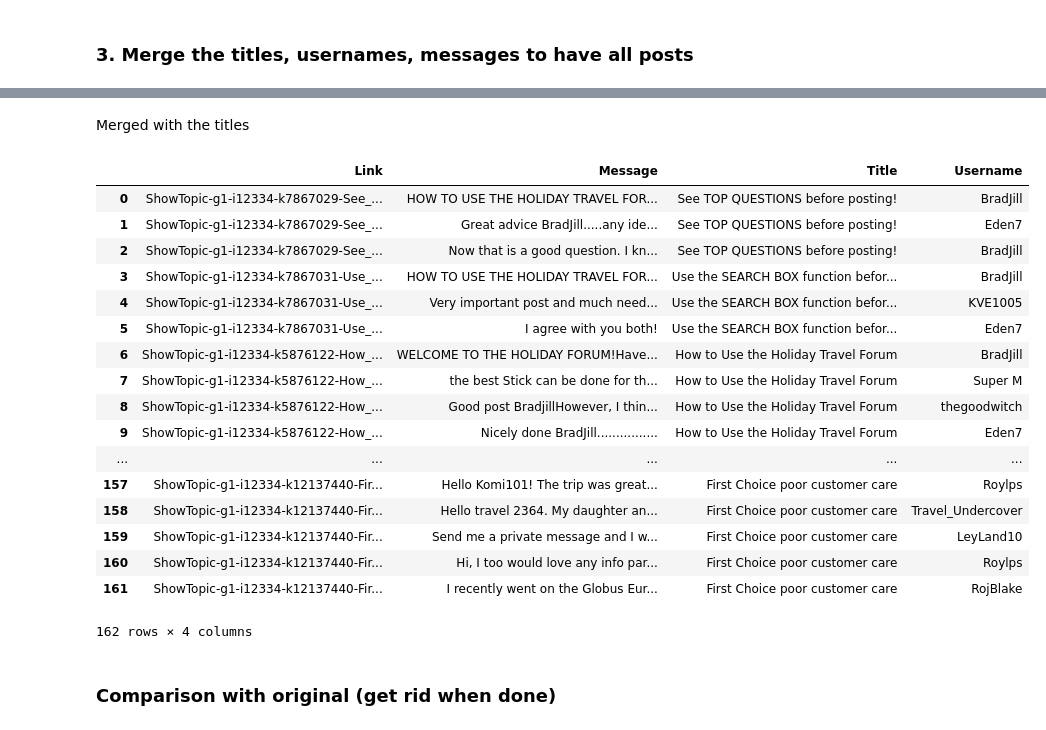
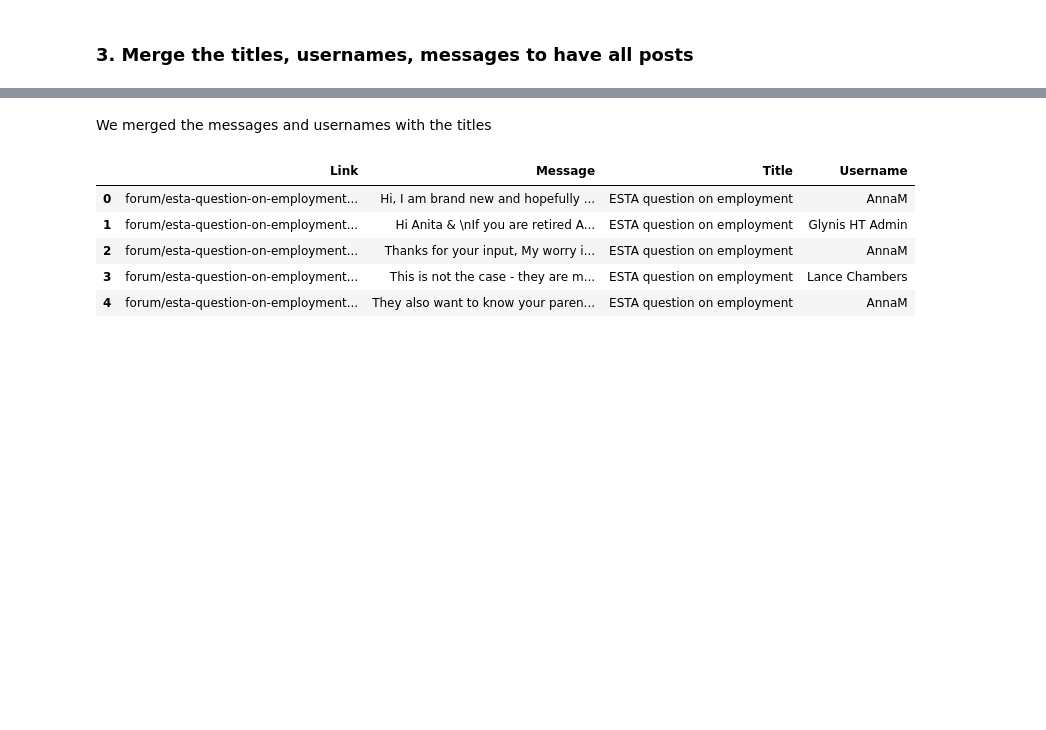
Before and after one commit to chili-epfl/chatModular, a Jupyter notebook: Python/JupyterNotebooks/Generalized Forum Scraping.ipynb, the cells around one changed output, grey strips where cells are left out. Drawn from its saved outputs; the diff is of its cells as text; code cells hidden in the pictures; blank space fills up the shorter version.

Commit message:
code clean with commentaries

```diff
--- a/Python/JupyterNotebooks/Generalized Forum Scraping.ipynb
+++ b/Python/JupyterNotebooks/Generalized Forum Scraping.ipynb
@@ -251,5 +275,4 @@ Find the tags to be able to scrape the titles and links and the tag needed to fi
 # %%
-right_tags = find_tags(soup, title1, title2)
+tags = find_tags(soup, title1, title2)
 next_tag = find_next_tag(soup.find(text=re.compile("Next")), soup, [''])
-print(next_tag)              #delete this
 # %% [output]
@@ -261,4 +283,3 @@ Scrape all titles and links
 # %%
-threads = collect_all_links(soup, right_tags, next_tag, collect_forum_data)
-#print(threads)
+threads = collect_all_links(soup, tags, next_tag, collect_forum_data)
 # %%
@@ -268,11 +289,11 @@ threads.to_json('C:/Users/Meret/Documents/EPFL/3Annee/Semestre_5/Projet/Forum_Ch
 # %% [markdown]
 Enter the parameters needed:
 # %%
-#Holiday Truths
-#user1 = 'AnnaM'
-#user2 = 'Glynis HT Admin'
-#msg1 = 'Hi, I am brand new and hopefully I have put this question in the right area.'
-#msg2 = 'd have thought that was fine. Plenty of retired people travel.'
+#Holiday Truths ()
+user1 = 'AnnaM'
+user2 = 'Glynis HT Admin'
+msg1 = 'Hi, I am brand new and hopefully I have put this question in the right area.'
+msg2 = 'd have thought that was fine. Plenty of retired people travel.'
 
 #Wrong Planet
 #user1 = 'cyberdad'
@@ -281,24 +302,10 @@ Enter the parameters needed:
 #msg2 = 'Yes.'
 
 #Trip Advisor
-user1 = 'BradJill'
-user2 = 'Eden7'
-msg1 = 'HOW TO USE THE HOLIDAY TRAVEL FORUM!'
-msg2 = 'Great advice BradJill.....'
-
-#Travel Forums (North America Forum) enter a sentence from last paragraph!
-#user1 = 'jay-london'
-#user2 = 'Windmill'
-#msg1 = 'Jay'
-#msg2 = 'Not judging man, but I'
-
-#Forum Maladies
-#threads.Link = threads.Link.apply(lambda row: row.split('ttps://forums.maladiesraresinfo.org/')[1])
-#user1 = 'Cindy'
-#user2 = 'Modérateur'
-#msg1 = "Bonjour c'est Cindy, j'aimerais rencontrer quelqu'un pour amitié"
-#msg2 = "Comme nous l'écrivions hier, nous comprenons"
-#right_url = "https://forums.maladiesraresinfo.org/recherche-amitie-pour-sortir-isolement-t733.html"
+#user1 = 'BradJill'
+#user2 = 'Eden7'
+#msg1 = 'HOW TO USE THE HOLIDAY TRAVEL FORUM!'
+#msg2 = 'Great advice BradJill.....'
 # %%
 START_URL = PREFIX_URL + threads.Link[0]
 soup =  BeautifulSoup(requests.get(START_URL).text, 'html.parser')
@@ -385,5 +374,5 @@ posts
 # %% [markdown]
-Merged with the titles
+We merged the messages and usernames with the titles
 # %%
 merged_df = pd.merge(threads, posts, on='Link', how='inner')
 merged_df = merged_df.reindex(sorted(merged_df.columns), axis=1)
@@ -391,23 +380,9 @@ merged_df.to_json('C:/Users/Meret/Documents/EPFL/3Annee/Semestre_5/Projet/Forum_
 # %%
-merged_df
+merged_df.head()
 # %% [output]
 |  | Link | Message | Title | Username |
-| 0 | ShowTopic-g1-i12334-k7867029-See_... | HOW TO USE THE HOLIDAY TRAVEL FOR... | See TOP QUESTIONS before posting! | BradJill |
-| 1 | ShowTopic-g1-i12334-k7867029-See_... | Great advice BradJill.....any ide... | See TOP QUESTIONS before posting! | Eden7 |
-| 2 | ShowTopic-g1-i12334-k7867029-See_... | Now that is a good question. I kn... | See TOP QUESTIONS before posting! | BradJill |
-| 3 | ShowTopic-g1-i12334-k7867031-Use_... | HOW TO USE THE HOLIDAY TRAVEL FOR... | Use the SEARCH BOX function befor... | BradJill |
-| 4 | ShowTopic-g1-i12334-k7867031-Use_... | Very important post and much need... | Use the SEARCH BOX function befor... | KVE1005 |
-| 5 | ShowTopic-g1-i12334-k7867031-Use_... | I agree with you both! | Use the SEARCH BOX function befor... | Eden7 |
-| 6 | ShowTopic-g1-i12334-k5876122-How_... | WELCOME TO THE HOLIDAY FORUM!Have... | How to Use the Holiday Travel Forum | BradJill |
-| 7 | ShowTopic-g1-i12334-k5876122-How_... | the best Stick can be done for th... | How to Use the Holiday Travel Forum | Super M |
-| 8 | ShowTopic-g1-i12334-k5876122-How_... | Good post BradjillHowever, I thin... | How to Use the Holiday Travel Forum | thegoodwitch |
-| 9 | ShowTopic-g1-i12334-k5876122-How_... | Nicely done BradJill................ | How to Use the Holiday Travel Forum | Eden7 |
-| ... | ... | ... | ... | ... |
-| 157 | ShowTopic-g1-i12334-k12137440-Fir... | Hello Komi101! The trip was great... | First Choice poor customer care | Roylps |
-| 158 | ShowTopic-g1-i12334-k12137440-Fir... | Hello travel 2364. My daughter an... | First Choice poor customer care | Travel_Undercover |
-| 159 | ShowTopic-g1-i12334-k12137440-Fir... | Send me a private message and I w... | First Choice poor customer care | LeyLand10 |
-| 160 | ShowTopic-g1-i12334-k12137440-Fir... | Hi, I too would love any info par... | First Choice poor customer care | Roylps |
-| 161 | ShowTopic-g1-i12334-k12137440-Fir... | I recently went on the Globus Eur... | First Choice poor customer care | RojBlake |
+| 0 | forum/esta-question-on-employment... | Hi, I am brand new and hopefully ... | ESTA question on employment | AnnaM |
+| 1 | forum/esta-question-on-employment... | Hi Anita & \nIf you are retired A... | ESTA question on employment | Glynis HT Admin |
+| 2 | forum/esta-question-on-employment... | Thanks for your input, My worry i... | ESTA question on employment | AnnaM |
+| 3 | forum/esta-question-on-employment... | This is not the case - they are m... | ESTA question on employment | Lance Chambers |
+| 4 | forum/esta-question-on-employment... | They also want to know your paren... | ESTA question on employment | AnnaM |
-162 rows × 4 columns
-# %% [markdown]
-### Comparison with original (get rid when done)
```
Also changed, not shown: parts of 37 cells of this notebook, 1 other file.
